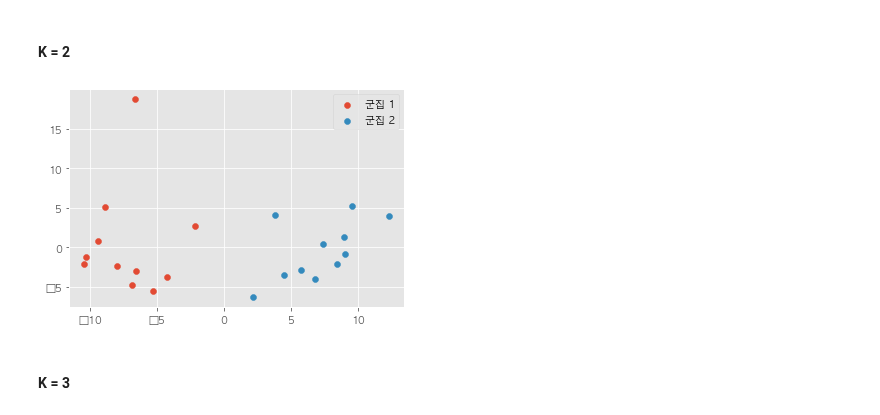
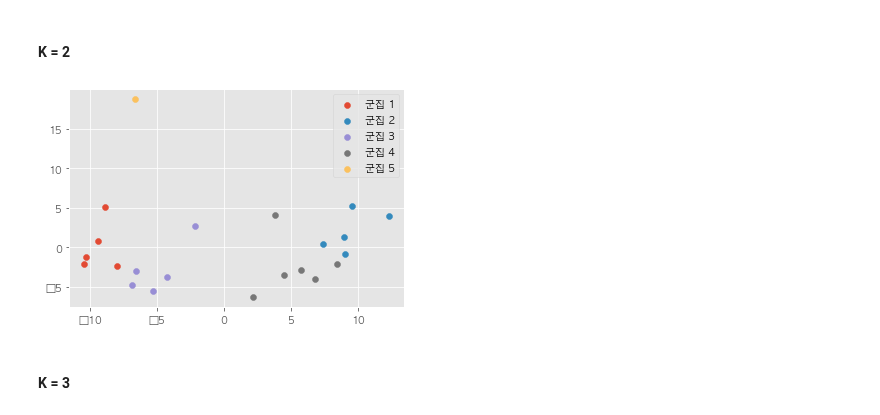
Before and after one commit to hyuuunn/Project, a Jupyter notebook: 3_project/부동산 투자와 유사한 KOSPI 종목 ETF ?.ipynb, the cells around one changed output. Cells and saved outputs as stored; diff of their text form; code cells hidden in the pictures.

```diff
--- a/3_project/부동산 투자와 유사한 KOSPI 종목 ETF ?.ipynb
+++ b/3_project/부동산 투자와 유사한 KOSPI 종목 ETF ?.ipynb
@@ -150,7 +150,7 @@ kospi2 = to_time_series_dataset(kospi.values.T)
 # %%
 value = []
 
-for k in range(1, 8):
+for k in range(1, 10):
     model = TimeSeriesKMeans(n_clusters=k, metric='euclidean', verbose=False, random_state=42)
     model.fit(kospi2)
     value.append(model.inertia_)
@@ -220,6 +222,6 @@ fig.show()
 # %% [markdown]
 ### 군집 분석(k=3)
 # %%
-euclidean_k3 = TimeSeriesKMeans(n_clusters=3, metric='euclidean', verbose=True, random_state=42)
+euclidean_k3 = TimeSeriesKMeans(n_clusters=5, metric='euclidean', verbose=True, random_state=42)
 euclidean_k3_label = euclidean_k3.fit_predict(kospi2)
 # %% [output]
@@ -269,15 +271,15 @@ kospi2_pca = kospi2.reshape((nsamle,nx*ny))
 # %%
 pca = PCA(n_components=2)
 pca_fit = pca.fit_transform(kospi2_pca)
 
-for i in range(2):
+for i in range(5):
   label_name = "군집 " +str(i+1)
-  plt.scatter(pca_fit[[euclidean_k2_label==i]][:,0],pca_fit[[euclidean_k2_label==i]][:,1],label=label_name)
+  plt.scatter(pca_fit[[euclidean_k3_label==i]][:,0],pca_fit[[euclidean_k3_label==i]][:,1],label=label_name)
 
 plt.legend()
 plt.show()
 # %% [output]
-[figure, old version]
+[figure, new version]
 # %% [markdown]
 #### K = 3
 # %%
```
Also changed, not shown: parts of 23 cells of this notebook.
